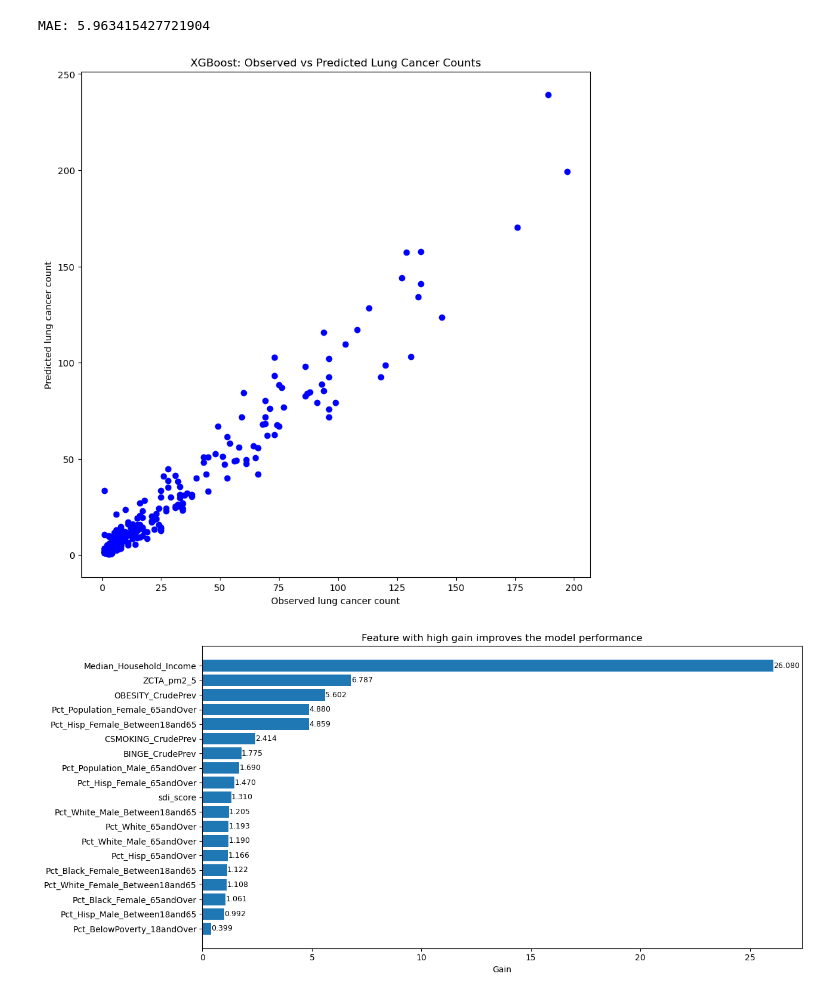
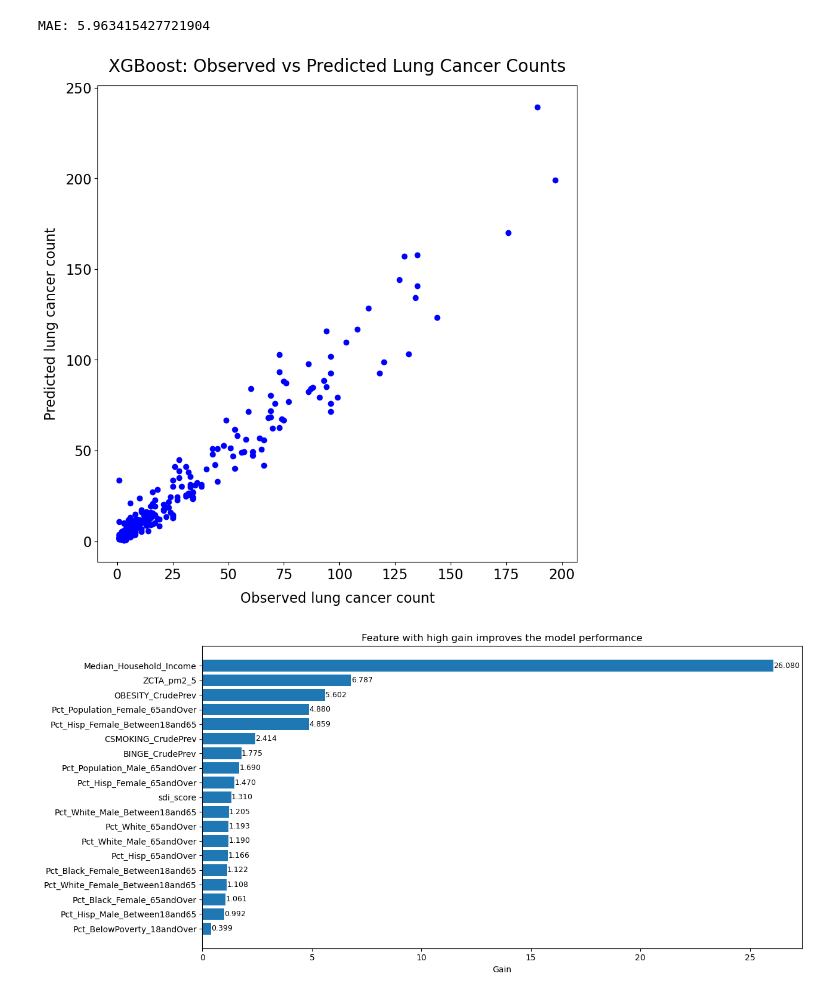
Before and after one commit to zhrwang/DS-LungCancer, a Jupyter notebook: Codes/xgboost_poisson_model.ipynb, the cells around one changed output. Drawn from its saved outputs; the diff is of its cells as text; code cells hidden in the pictures.

```diff
--- a/Codes/xgboost_poisson_model.ipynb
+++ b/Codes/xgboost_poisson_model.ipynb
@@ -819,39 +819,3 @@ mae = np.mean(abs(y_test.squeeze() - poisson_preds.squeeze()))
 print(f"MAE: {mae}")
 # %% [output]
 MAE: 5.963415427721904
-# %%
-
-
-# Plot the test response values (test data)  against the predicted response values
-
-
-# That is, observed lung cancer counts (test data) vs predicted lung caner counts
-
-
-plt.figure(figsize = (10, 10))
-
-
-
-plt.scatter(y_test,   poisson_preds,  color = 'blue')
-
-
-
-plt.xlabel('Observed lung cancer count')
-
-
-
-plt.ylabel('Predicted lung cancer count')
-
-
-plt.title('XGBoost: Observed vs Predicted Lung Cancer Counts')
-
-
-plt.grid(False)
-
-
-plt.savefig('../Results/ytestypredictxgboost.png', dpi = 300)
-
-
-plt.show()
-# %% [output]
-[figure, removed]
@@ -858,3 +841,41 @@ plt.show()
+# %%
+
+
+plt.figure(figsize=(10, 10))
+
+
+
+plt.scatter(y_test, poisson_preds, color='blue')
+
+
+
+plt.xlabel('Observed lung cancer count', fontsize=16, labelpad = 11)
+
+
+
+plt.ylabel('Predicted lung cancer count', fontsize=16, labelpad = 8)
+
+
+
+plt.title('XGBoost: Observed vs Predicted Lung Cancer Counts', fontsize = 20, pad = 16)
+
+
+
+plt.tick_params(axis='both', which='major', labelsize=16)
+
+
+
+plt.grid(False)
+
+
+
+plt.savefig('../Results/ytestypredictxgboost.png', dpi=300)
+
+
+
+plt.show()
+# %% [output]
+[figure, added]
 # %%
 
 
```
Also changed, not shown: parts of 5 cells of this notebook, 2 other files.
